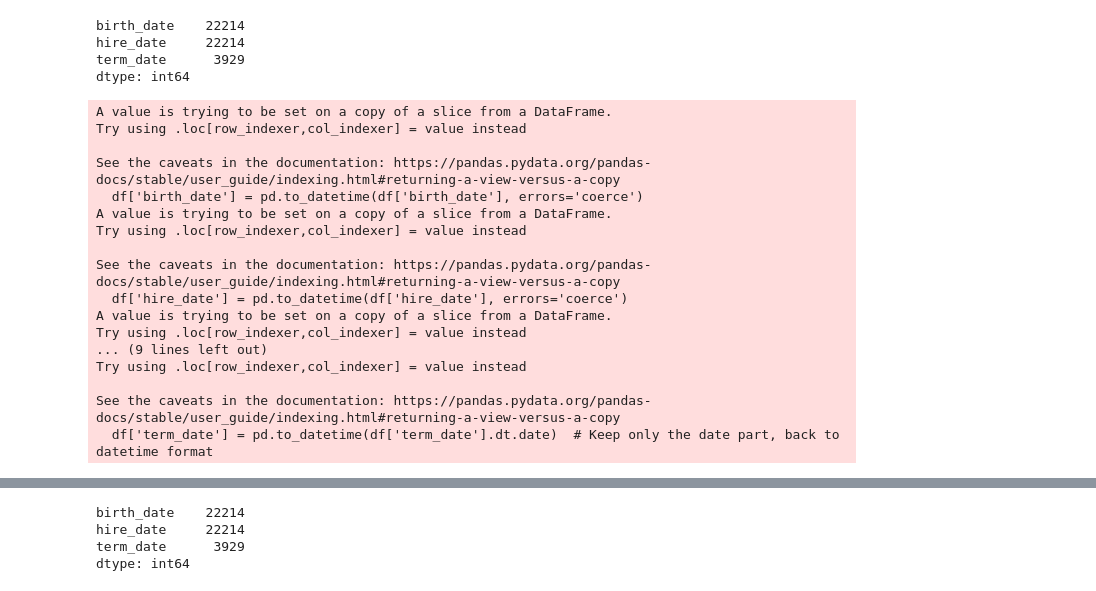
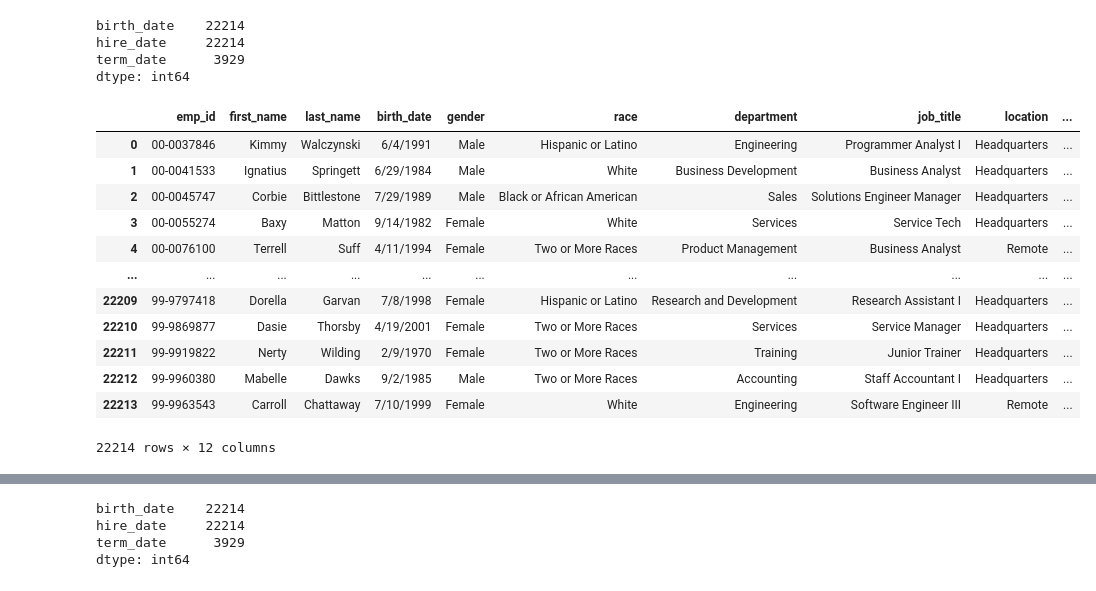
Before and after one commit to JoseMi-Sanchez/people-analytics-case-study, a Jupyter notebook: notebooks/main.ipynb, the cells around one changed output, grey strips where cells are left out. Drawn from its saved outputs; the diff is of its cells as text; code cells hidden in the pictures.

```diff
--- a/notebooks/main.ipynb
+++ b/notebooks/main.ipynb
@@ -205,32 +205,19 @@ birth_date    22214
 hire_date     22214
 term_date      3929
 dtype: int64
-# %%
-# Convert 'birth_date' and 'hire_date' to datetime format
-df['birth_date'] = pd.to_datetime(df['birth_date'], errors='coerce')
-df['hire_date'] = pd.to_datetime(df['hire_date'], errors='coerce')
-
-# Convert 'term_date' to datetime with the specified format, including time and timezone
-df['term_date'] = pd.to_datetime(df['term_date'], format='%Y-%m-%d %H:%M:%S UTC', errors='coerce')
-
-# Remove the timezone from 'term_date' and then reformat it to remove the time part but keep it as datetime
-df['term_date'] = df['term_date'].dt.tz_localize(None)  # Remove timezone
-df['term_date'] = pd.to_datetime(df['term_date'].dt.date)  # Keep only the date part, back to datetime format
-# %% [output]
-A value is trying to be set on a copy of a slice from a DataFrame.
-Try using .loc[row_indexer,col_indexer] = value instead
-
-See the caveats in the documentation: https://pandas.pydata.org/pandas-docs/stable/user_guide/indexing.html#returning-a-view-versus-a-copy
-  df['birth_date'] = pd.to_datetime(df['birth_date'], errors='coerce')
-A value is trying to be set on a copy of a slice from a DataFrame.
-Try using .loc[row_indexer,col_indexer] = value instead
-
-See the caveats in the documentation: https://pandas.pydata.org/pandas-docs/stable/user_guide/indexing.html#returning-a-view-versus-a-copy
-  df['hire_date'] = pd.to_datetime(df['hire_date'], errors='coerce')
-A value is trying to be set on a copy of a slice from a DataFrame.
-Try using .loc[row_indexer,col_indexer] = value instead
-... (9 lines left out)
-Try using .loc[row_indexer,col_indexer] = value instead
-
-See the caveats in the documentation: https://pandas.pydata.org/pandas-docs/stable/user_guide/indexing.html#returning-a-view-versus-a-copy
-  df['term_date'] = pd.to_datetime(df['term_date'].dt.date)  # Keep only the date part, back to datetime format
+# %%
+df
+# %% [output]
+|  | emp_id | first_name | last_name | birth_date | gender | race | department | job_title | location | ... |
+| 0 | 00-0037846 | Kimmy | Walczynski | 6/4/1991 | Male | Hispanic or Latino | Engineering | Programmer Analyst I | Headquarters | ... |
+| 1 | 00-0041533 | Ignatius | Springett | 6/29/1984 | Male | White | Business Development | Business Analyst | Headquarters | ... |
+| 2 | 00-0045747 | Corbie | Bittlestone | 7/29/1989 | Male | Black or African American | Sales | Solutions Engineer Manager | Headquarters | ... |
+| 3 | 00-0055274 | Baxy | Matton | 9/14/1982 | Female | White | Services | Service Tech | Headquarters | ... |
+| 4 | 00-0076100 | Terrell | Suff | 4/11/1994 | Female | Two or More Races | Product Management | Business Analyst | Remote | ... |
+| ... | ... | ... | ... | ... | ... | ... | ... | ... | ... | ... |
+| 22209 | 99-9797418 | Dorella | Garvan | 7/8/1998 | Female | Hispanic or Latino | Research and Development | Research Assistant I | Headquarters | ... |
+| 22210 | 99-9869877 | Dasie | Thorsby | 4/19/2001 | Female | Two or More Races | Services | Service Manager | Headquarters | ... |
+| 22211 | 99-9919822 | Nerty | Wilding | 2/9/1970 | Female | Two or More Races | Training | Junior Trainer | Headquarters | ... |
+| 22212 | 99-9960380 | Mabelle | Dawks | 9/2/1985 | Male | Two or More Races | Accounting | Staff Accountant I | Headquarters | ... |
+| 22213 | 99-9963543 | Carroll | Chattaway | 7/10/1999 | Female | White | Engineering | Software Engineer III | Remote | ... |
+22214 rows × 12 columns
```
Also changed, not shown: parts of 5 cells of this notebook, 1 other file.
